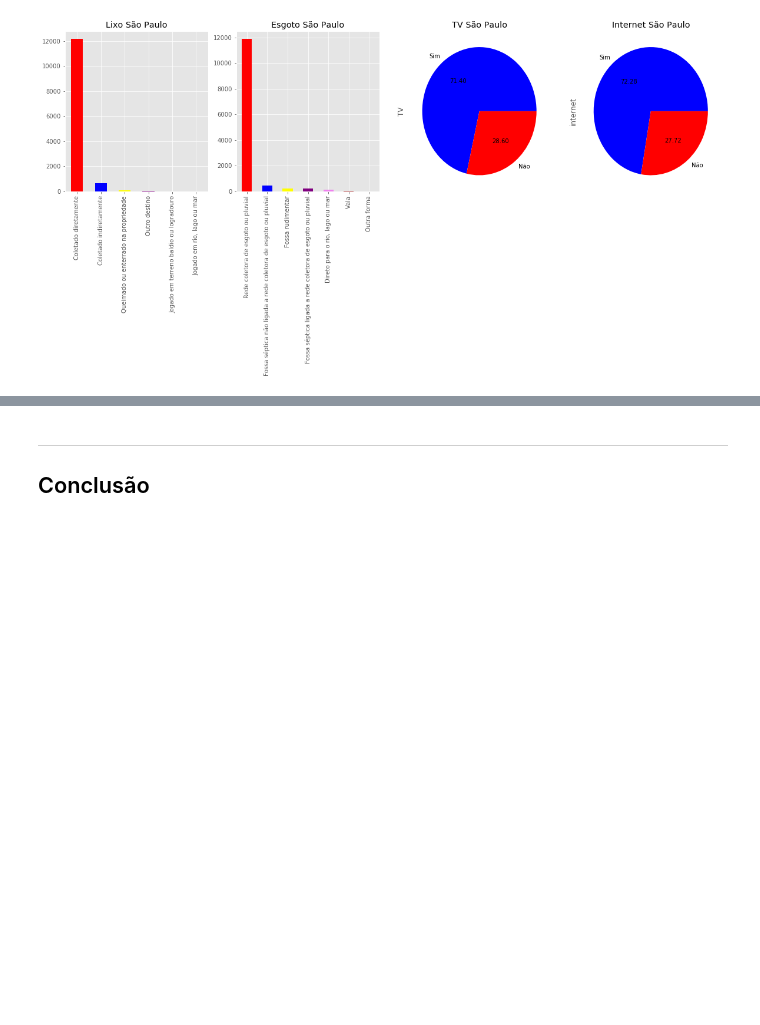
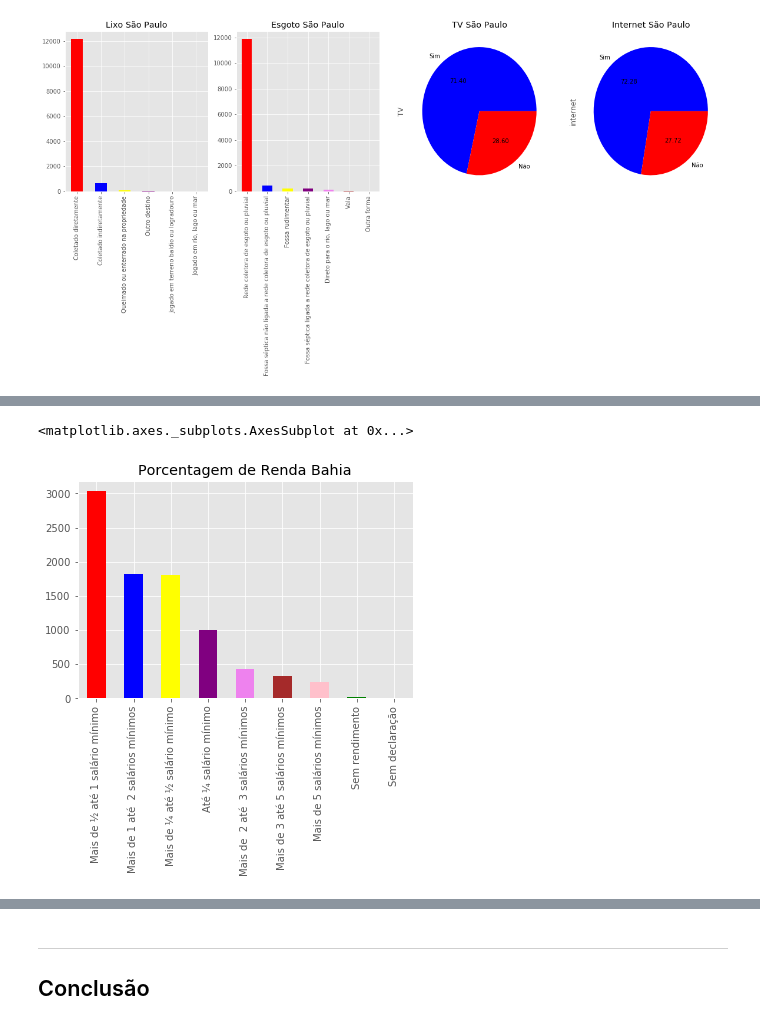
Before and after one commit to giovanacrl/cienciadosdados, a Jupyter notebook: Projeto1 Layout.ipynb, the cells around one changed output, grey strips where cells are left out. Cells and saved outputs as stored; diff of their text form; code cells hidden in the pictures; blank space fills up the shorter version.

Commit message:
Add files via upload
Todos os gráficos prontos SP,SC,GO,AM e BA

```diff
--- a/Projeto1 Layout.ipynb
+++ b/Projeto1 Layout.ipynb
@@ -202,3 +202,7 @@ internet_sp.plot(kind='pie', colors=('blue', 'red'), autopct="%0.2f",legend=Fals
 # %% [output]
 <matplotlib.axes._subplots.AxesSubplot at 0x...>
 [figure]
+# %%
+bahia = nova[nova.UF=='Bahia']
+
+bahia.head()
@@ -204,0 +216,8 @@ internet_sp.plot(kind='pie', colors=('blue', 'red'), autopct="%0.2f",legend=Fals
+# %%
+#GRÁFICOS BAHIA RENDA PERCENTUAL
+renda_bahia = bahia.V4622.value_counts()
+plt.title("Porcentagem de Renda Bahia")
+renda_bahia.plot(kind='bar', color=('red', 'blue','yellow','purple','violet','Brown','Pink','Green'), legend=False)
+# %% [output]
+<matplotlib.axes._subplots.AxesSubplot at 0x...>
+[figure, added]
```
Also changed, not shown: parts of 19 cells of this notebook.
